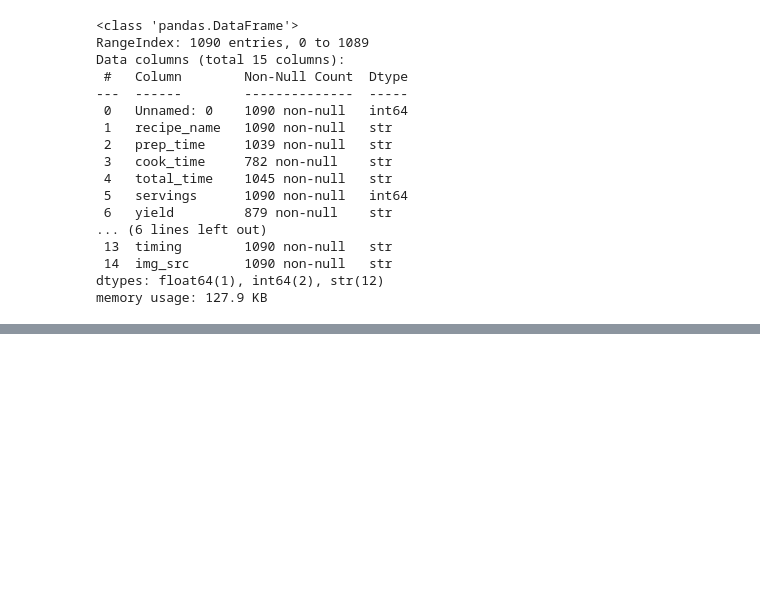
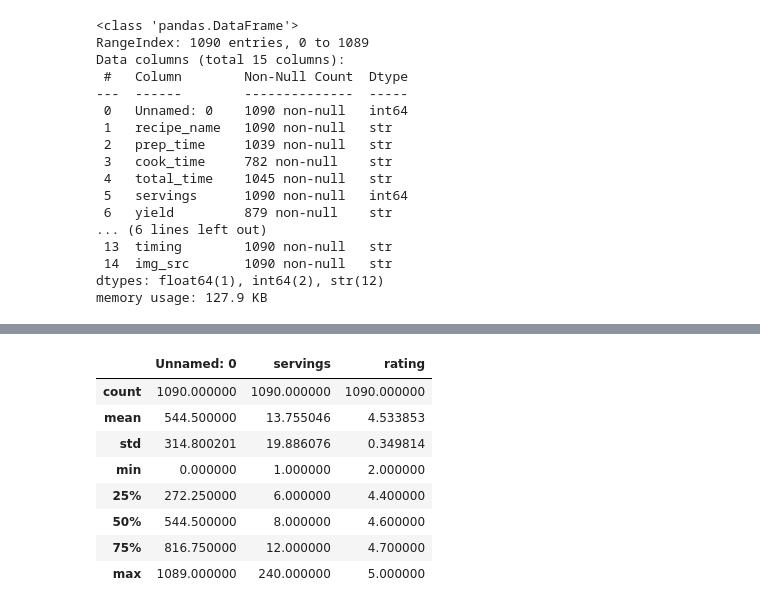
Before and after one commit to shivamdhamange/DATA-SCIENCE, a Jupyter notebook: shivam/day 13 concat pivot.ipynb, the cells around one changed output, grey strips where cells are left out. Saved outputs shown, nothing was run; the diff lists cells and outputs as text; code cells hidden in the pictures; blank space fills up the shorter version.

```diff
--- a/shivam/day 13 concat pivot.ipynb
+++ b/shivam/day 13 concat pivot.ipynb
@@ -42,0 +63,12 @@ memory usage: 127.9 KB
+# %%
+df.describe()
+# %% [output]
+|  | Unnamed: 0 | servings | rating |
+| count | 1090.000000 | 1090.000000 | 1090.000000 |
+| mean | 544.500000 | 13.755046 | 4.533853 |
+| std | 314.800201 | 19.886076 | 0.349814 |
+| min | 0.000000 | 1.000000 | 2.000000 |
+| 25% | 272.250000 | 6.000000 | 4.400000 |
+| 50% | 544.500000 | 8.000000 | 4.600000 |
+| 75% | 816.750000 | 12.000000 | 4.700000 |
+| max | 1089.000000 | 240.000000 | 5.000000 |
```
Also changed, not shown: parts of 11 cells of this notebook.
